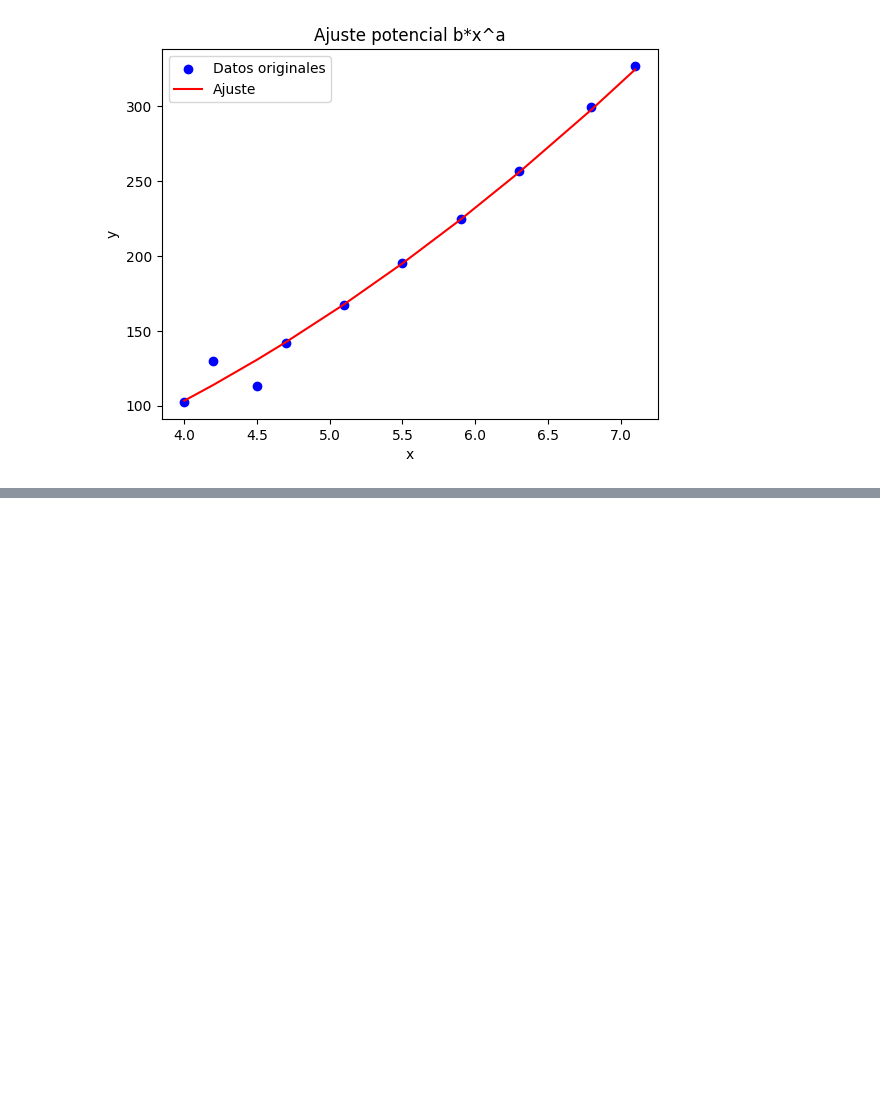
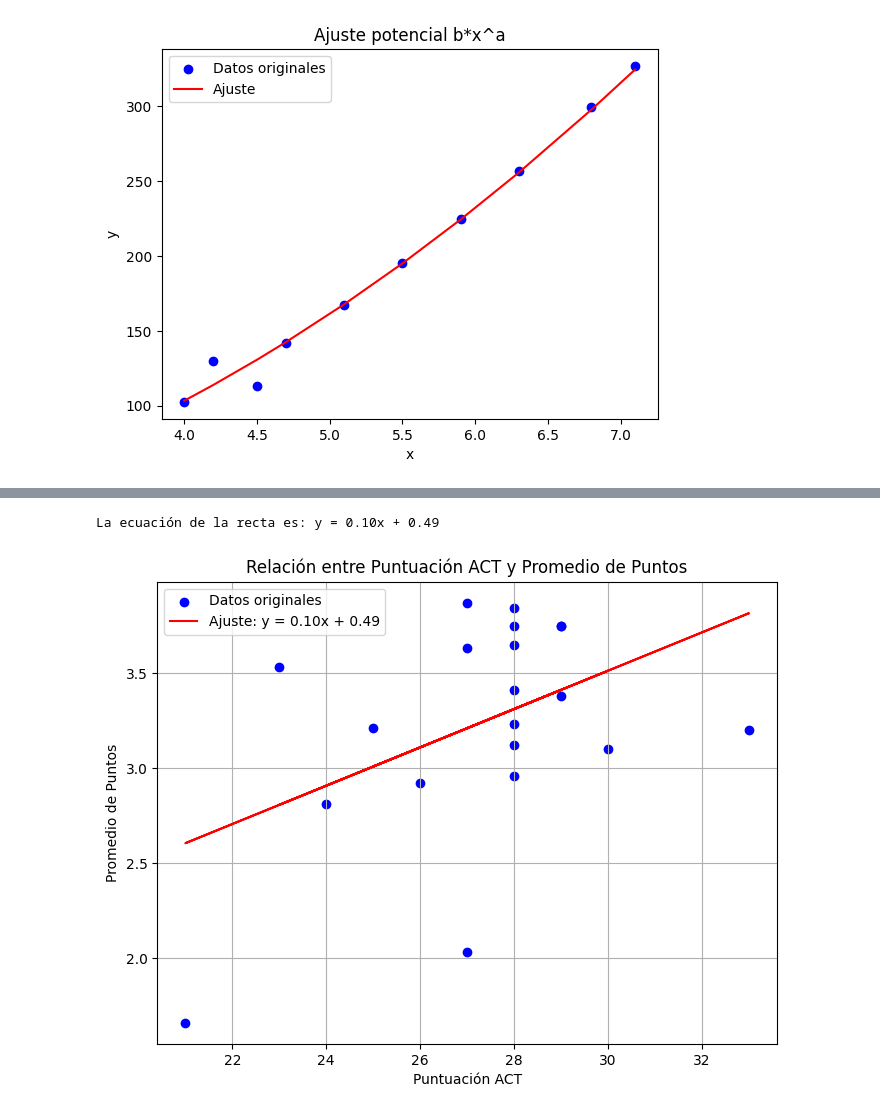
Before and after one commit to LuisALema/Metodos-Numericos-Reporsitorio, a Jupyter notebook: TAREA[08]/[Tarea 08] Ejercicios Unidad 03-C mínimos cuadrados.ipynb, the cells around one changed output, grey strips where cells are left out. Saved outputs shown, nothing was run; the diff lists cells and outputs as text; code cells hidden in the pictures; blank space fills up the shorter version.

```diff
--- a/TAREA[08]/[Tarea 08] Ejercicios Unidad 03-C mínimos cuadrados.ipynb
+++ b/TAREA[08]/[Tarea 08] Ejercicios Unidad 03-C mínimos cuadrados.ipynb
@@ -91,0 +171,28 @@ Ajuste potencial (b*x^a): a=1.9933, b=6.5187, Error cuadrático medio=58.1557
+# %%
+import numpy as np
+import matplotlib.pyplot as plt
+
+# Datos iniciales de puntuación ACT y promedios de puntos
+act_scores = [28, 29, 25, 28, 28, 27, 27, 29, 28, 21, 33, 28, 28, 28, 29, 26, 23, 30, 27, 24]
+gpa_scores = [3.84, 3.75, 3.21, 3.65, 3.23, 3.87, 3.63, 3.75, 3.75, 1.66, 3.20, 3.12, 3.41, 2.96, 3.38, 2.92, 3.53, 3.10, 2.03, 2.81]
+
+# Ajuste lineal para encontrar la recta (mínimos cuadrados)
+pendiente, intercepto = np.polyfit(act_scores, gpa_scores, 1)  # Calcula pendiente y el intercepto
+print(f"La ecuación de la recta es: y = {pendiente:.2f}x + {intercepto:.2f}")
+
+# Cálculo de los valores ajustados para la recta
+recta_ajustada = [pendiente * x + intercepto for x in act_scores]
+
+# Crear la gráfica
+plt.figure(figsize=(8, 6))
+plt.scatter(act_scores, gpa_scores, color='blue', label='Datos originales')  # Puntos originales
+plt.plot(act_scores, recta_ajustada, color='red', label=f'Ajuste: y = {pendiente:.2f}x + {intercepto:.2f}')  # Recta ajustada
+plt.title('Relación entre Puntuación ACT y Promedio de Puntos')
+plt.xlabel('Puntuación ACT')
+plt.ylabel('Promedio de Puntos')
+plt.legend()
+plt.grid()
+plt.show()
+# %% [output]
+La ecuación de la recta es: y = 0.10x + 0.49
+[figure, added]
```
Also changed, not shown: parts of 8 cells of this notebook.
